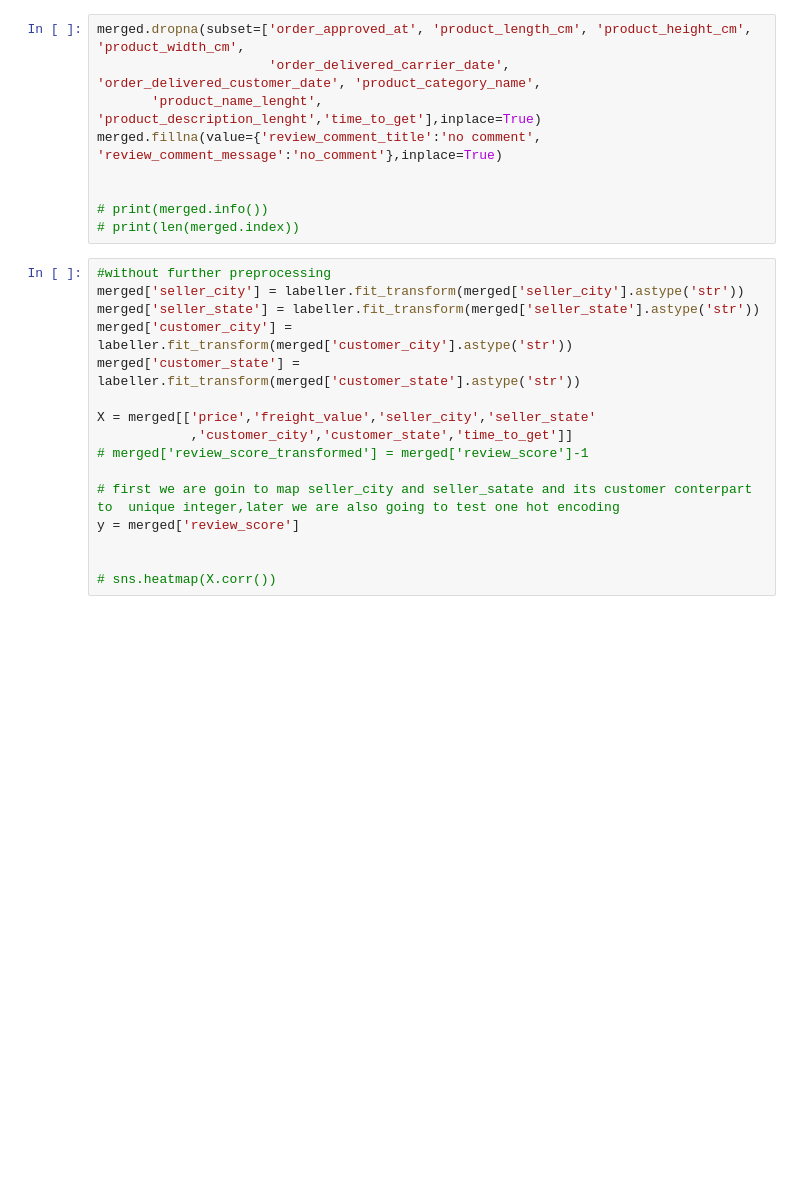
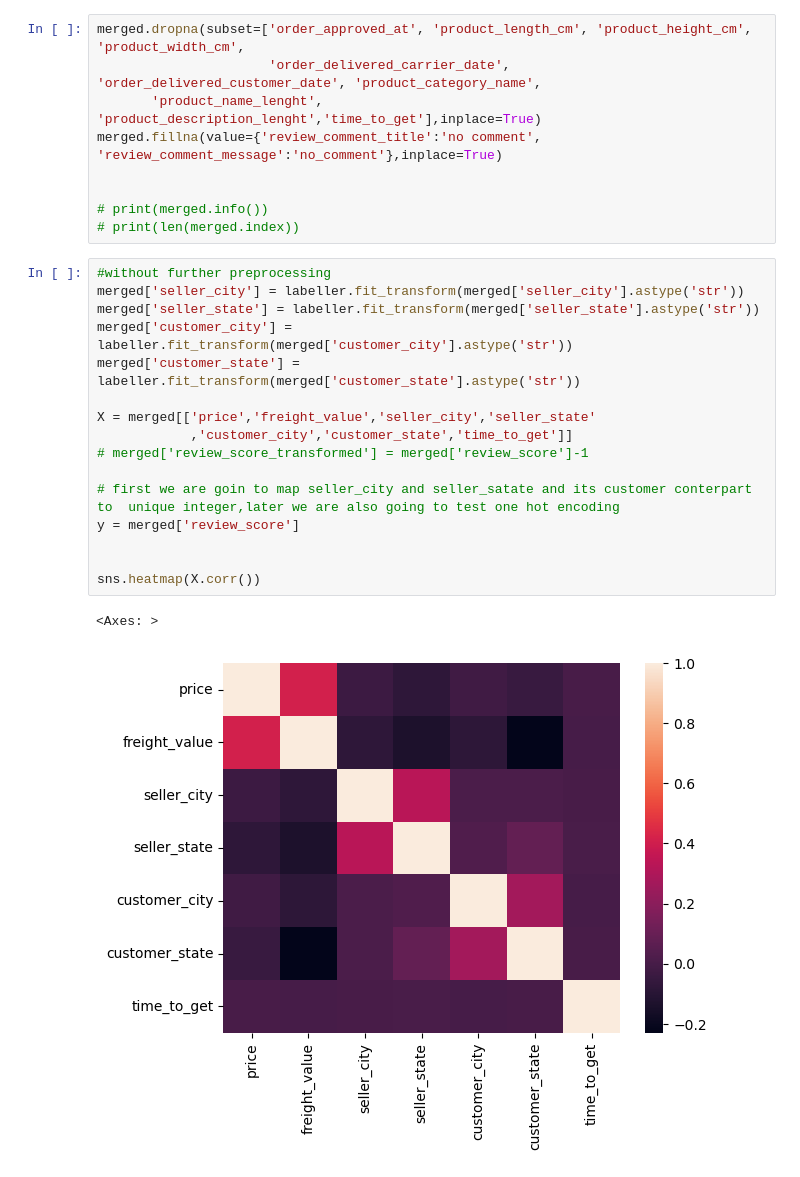
Before and after one commit to leshau90/whaz, a Jupyter notebook: Tugas-SPK-Rodiah/tugas.ipynb, the cells around one changed output. Drawn from its saved outputs; the diff is of its cells as text; blank space fills up the shorter version.

```diff
--- a/Tugas-SPK-Rodiah/tugas.ipynb
+++ b/Tugas-SPK-Rodiah/tugas.ipynb
@@ -111,19 +111,22 @@ merged.fillna(value={'review_comment_title':'no comment', 'review_comment_messag
 # %%
 #without further preprocessing
 merged['seller_city'] = labeller.fit_transform(merged['seller_city'].astype('str'))
 merged['seller_state'] = labeller.fit_transform(merged['seller_state'].astype('str'))
 merged['customer_city'] = labeller.fit_transform(merged['customer_city'].astype('str'))
 merged['customer_state'] = labeller.fit_transform(merged['customer_state'].astype('str'))
 
 X = merged[['price','freight_value','seller_city','seller_state'
             ,'customer_city','customer_state','time_to_get']]
 # merged['review_score_transformed'] = merged['review_score']-1
 
 # first we are goin to map seller_city and seller_satate and its customer conterpart to  unique integer,later we are also going to test one hot encoding
 y = merged['review_score']
 
 
-# sns.heatmap(X.corr())
+sns.heatmap(X.corr())
+# %% [output]
+<Axes: >
+[figure, added]
 # %%
 from time import time
 # Split the data into training and testing sets
```
Also changed, not shown: parts of 5 cells of this notebook.
